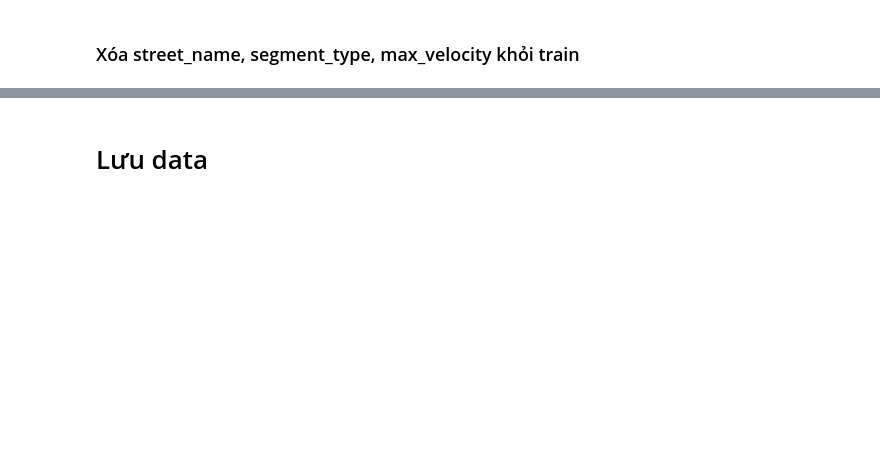
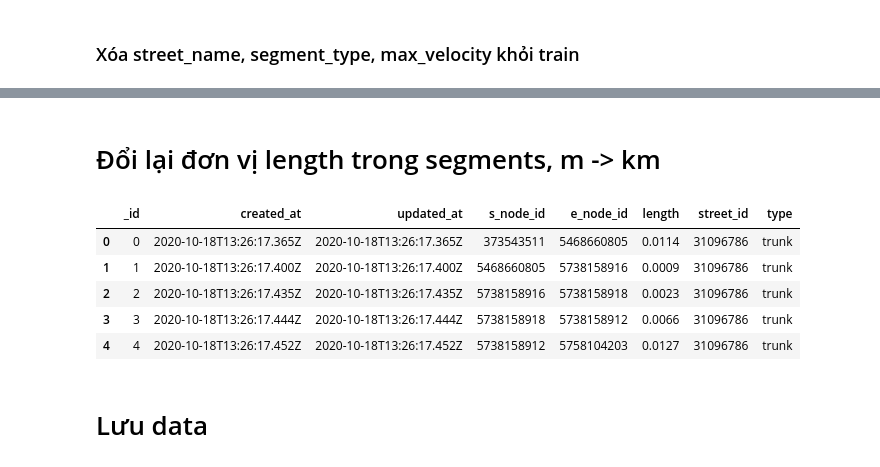
Before and after one commit to An-Sadek/HCM_IOT_GNN, a Jupyter notebook: preprocess/exploration.ipynb, the cells around one changed output, grey strips where cells are left out. Saved outputs shown, nothing was run; the diff lists cells and outputs as text; code cells hidden in the pictures; blank space fills up the shorter version.

```diff
--- a/preprocess/exploration.ipynb
+++ b/preprocess/exploration.ipynb
@@ -1097,3 +1098,15 @@ train_df.head()
+# %% [markdown]
+# Đổi lại đơn vị length trong segments, m -> km
+# %%
+segments_df["length"] = segments_df["length"] / 10000
+segments_df.head()
+# %% [output]
+|  | _id | created_at | updated_at | s_node_id | e_node_id | length | street_id | type |
+| 0 | 0 | 2020-10-18T13:26:17.365Z | 2020-10-18T13:26:17.365Z | 373543511 | 5468660805 | 0.0114 | 31096786 | trunk |
+| 1 | 1 | 2020-10-18T13:26:17.400Z | 2020-10-18T13:26:17.400Z | 5468660805 | 5738158916 | 0.0009 | 31096786 | trunk |
+| 2 | 2 | 2020-10-18T13:26:17.435Z | 2020-10-18T13:26:17.435Z | 5738158916 | 5738158918 | 0.0023 | 31096786 | trunk |
+| 3 | 3 | 2020-10-18T13:26:17.444Z | 2020-10-18T13:26:17.444Z | 5738158918 | 5738158912 | 0.0066 | 31096786 | trunk |
+| 4 | 4 | 2020-10-18T13:26:17.452Z | 2020-10-18T13:26:17.452Z | 5738158912 | 5758104203 | 0.0127 | 31096786 | trunk |
 # %% [markdown]
 # Lưu data
 # %%
```
Also changed, not shown: parts of 11 cells of this notebook, 2 other files.
